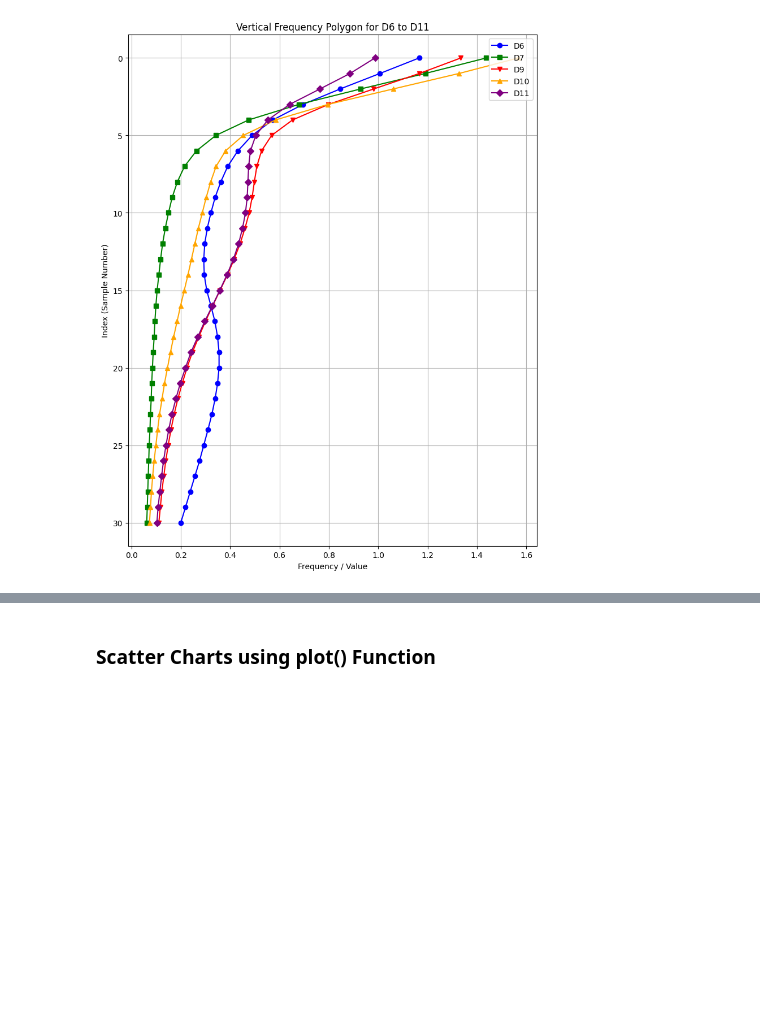
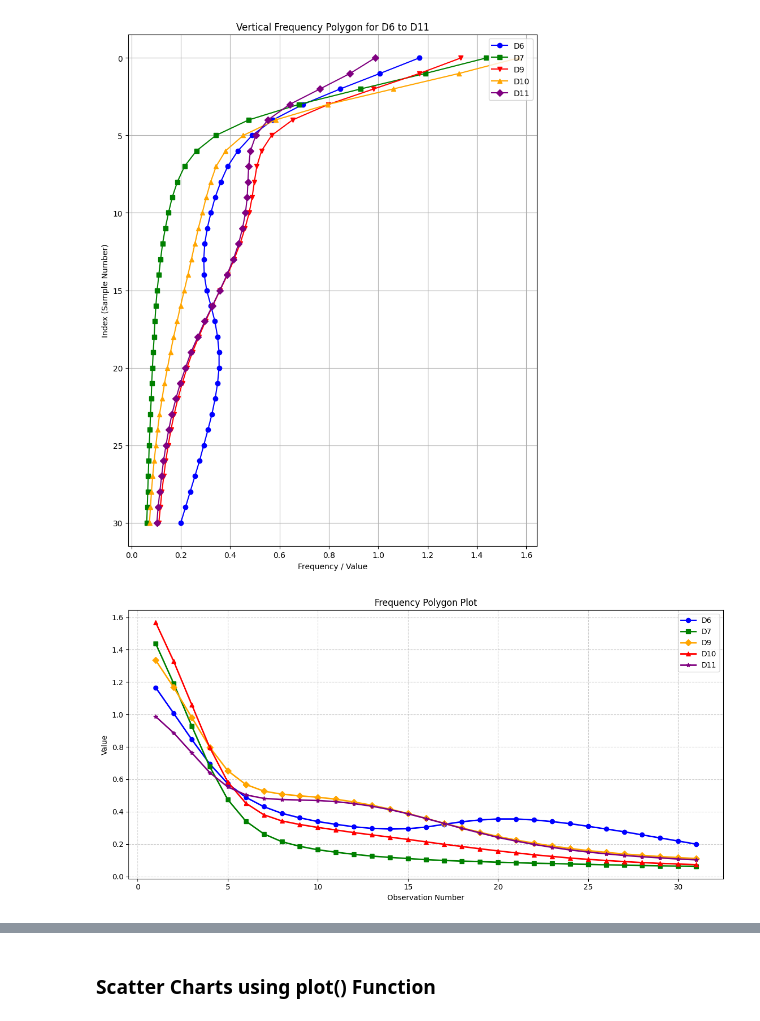
Before and after one commit to swetaverse/jupyter-lab, a Jupyter notebook: chapter3-plotting-with-pyplot /pyplot.ipynb, the cells around one changed output, grey strips where cells are left out. Cells and saved outputs as stored; diff of their text form; code cells hidden in the pictures; blank space fills up the shorter version.

```diff
--- a/chapter3-plotting-with-pyplot /pyplot.ipynb
+++ b/chapter3-plotting-with-pyplot /pyplot.ipynb
@@ -227,3 +227,41 @@ plt.gca().invert_yaxis()  # Optional: to match top-to-bottom sample order
 plt.show()
 # %% [output]
 [figure]
+# %%
+import matplotlib.pyplot as plt
+import pandas as pd
+import numpy as np
+
+# Define the data
+data = {
+    "D6": [1.166, 1.007, 0.846, 0.695, 0.573, 0.489, 0.431, 0.39, 0.362, 0.339, 0.322, 0.307, 0.297, 0.293, 0.295, 0.305, 0.322, 0.338, 0.349, 0.355, 0.355, 0.349, 0.339, 0.326, 0.31, 0.293, 0.276, 0.257, 0.238, 0.219, 0.2],
+    "D7": [1.438, 1.191, 0.929, 0.678, 0.475, 0.342, 0.263, 0.215, 0.186, 0.165, 0.15, 0.137, 0.126, 0.118, 0.111, 0.104, 0.099, 0.095, 0.092, 0.088, 0.085, 0.082, 0.08, 0.077, 0.075, 0.072, 0.07, 0.068, 0.066, 0.064, 0.062],
+    "D9": [1.335, 1.167, 0.982, 0.798, 0.653, 0.568, 0.527, 0.508, 0.498, 0.489, 0.477, 0.46, 0.44, 0.416, 0.389, 0.359, 0.329, 0.3, 0.273, 0.247, 0.225, 0.206, 0.188, 0.173, 0.16, 0.149, 0.139, 0.131, 0.123, 0.117, 0.111],
+    "D10": [1.568, 1.328, 1.061, 0.796, 0.584, 0.453, 0.381, 0.343, 0.321, 0.303, 0.287, 0.271, 0.257, 0.243, 0.229, 0.214, 0.199, 0.185, 0.171, 0.158, 0.146, 0.134, 0.124, 0.114, 0.106, 0.099, 0.092, 0.086, 0.081, 0.077, 0.073],
+    "D11": [0.987, 0.886, 0.764, 0.641, 0.553, 0.504, 0.482, 0.475, 0.472, 0.469, 0.462, 0.45, 0.434, 0.413, 0.387, 0.358, 0.328, 0.297, 0.269, 0.241, 0.219, 0.198, 0.18, 0.164, 0.151, 0.14, 0.13, 0.122, 0.115, 0.108, 0.103]
+}
+
+# Create DataFrame
+df = pd.DataFrame(data)
+
+# X-axis (index)
+x = np.arange(1, len(df) + 1)
+
+# Plot
+plt.figure(figsize=(12, 6))
+
+colors = ['blue', 'green', 'orange', 'red', 'purple']
+markers = ['o', 's', 'D', '^', '*']
+
+for i, column in enumerate(df.columns):
+    plt.plot(x, df[column], label=column, color=colors[i], marker=markers[i], linewidth=2)
+
+plt.title("Frequency Polygon Plot")
+plt.xlabel("Observation Number")
+plt.ylabel("Value")
+plt.grid(True, linestyle='--', alpha=0.6)
+plt.legend()
+plt.tight_layout()
+plt.show()
+# %% [output]
+[figure, added]
```
Also changed, not shown: parts of 2 cells of this notebook, 2 other files.
